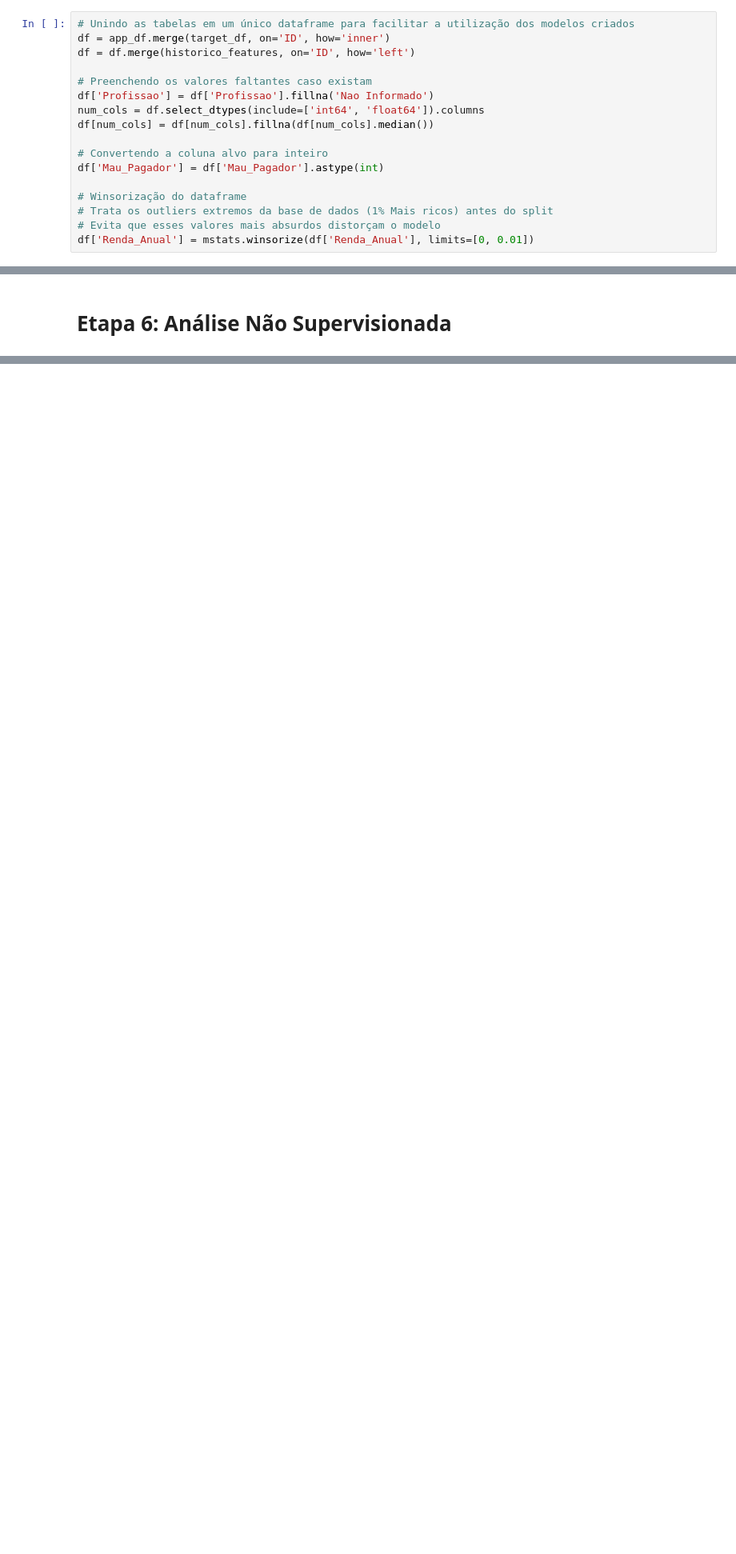
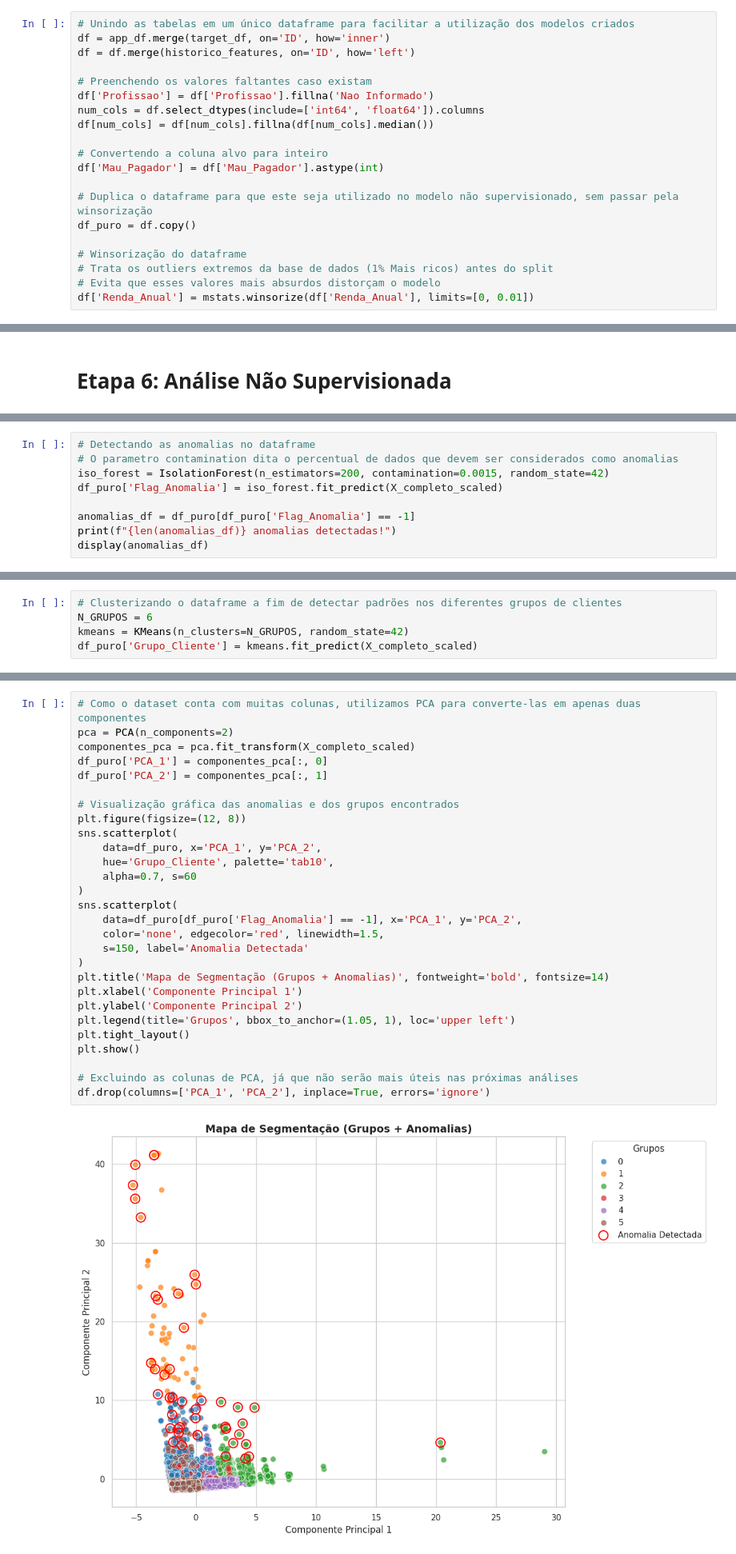
Before and after one commit to jaumg2004/xGMobile, a Jupyter notebook: TrabalhoFinal.ipynb, the cells around one changed output, grey strips where cells are left out. Shown at 80% size. Saved outputs shown, nothing was run; the diff lists cells and outputs as text; blank space fills up the shorter version.

```diff
--- a/TrabalhoFinal.ipynb
+++ b/TrabalhoFinal.ipynb
@@ -178,6 +263,9 @@ df[num_cols] = df[num_cols].fillna(df[num_cols].median())
 # Convertendo a coluna alvo para inteiro
 df['Mau_Pagador'] = df['Mau_Pagador'].astype(int)
 
+# Duplica o dataframe para que este seja utilizado no modelo não supervisionado, sem passar pela winsorização
+df_puro = df.copy()
+
 # Winsorização do dataframe
 # Trata os outliers extremos da base de dados (1% Mais ricos) antes do split
 # Evita que esses valores mais absurdos distorçam o modelo
@@ -471,0 +775,9 @@ plt.show()
+# %%
+# Detectando as anomalias no dataframe
+# O parametro contamination dita o percentual de dados que devem ser considerados como anomalias
+iso_forest = IsolationForest(n_estimators=200, contamination=0.0015, random_state=42)
+df_puro['Flag_Anomalia'] = iso_forest.fit_predict(X_completo_scaled)
+
+anomalias_df = df_puro[df_puro['Flag_Anomalia'] == -1]
+print(f"{len(anomalias_df)} anomalias detectadas!")
+display(anomalias_df)
@@ -471,0 +803,5 @@ plt.show()
+# %%
+# Clusterizando o dataframe a fim de detectar padrões nos diferentes grupos de clientes
+N_GRUPOS = 6
+kmeans = KMeans(n_clusters=N_GRUPOS, random_state=42)
+df_puro['Grupo_Cliente'] = kmeans.fit_predict(X_completo_scaled)
@@ -471,0 +833,30 @@ plt.show()
+# %%
+# Como o dataset conta com muitas colunas, utilizamos PCA para converte-las em apenas duas componentes
+pca = PCA(n_components=2)
+componentes_pca = pca.fit_transform(X_completo_scaled)
+df_puro['PCA_1'] = componentes_pca[:, 0]
+df_puro['PCA_2'] = componentes_pca[:, 1]
+
+# Visualização gráfica das anomalias e dos grupos encontrados
+plt.figure(figsize=(12, 8))
+sns.scatterplot(
+    data=df_puro, x='PCA_1', y='PCA_2',
+    hue='Grupo_Cliente', palette='tab10',
+    alpha=0.7, s=60
+)
+sns.scatterplot(
+    data=df_puro[df_puro['Flag_Anomalia'] == -1], x='PCA_1', y='PCA_2',
+    color='none', edgecolor='red', linewidth=1.5,
+    s=150, label='Anomalia Detectada'
+)
+plt.title('Mapa de Segmentação (Grupos + Anomalias)', fontweight='bold', fontsize=14)
+plt.xlabel('Componente Principal 1')
+plt.ylabel('Componente Principal 2')
+plt.legend(title='Grupos', bbox_to_anchor=(1.05, 1), loc='upper left')
+plt.tight_layout()
+plt.show()
+
+# Excluindo as colunas de PCA, já que não serão mais úteis nas próximas análises
+df.drop(columns=['PCA_1', 'PCA_2'], inplace=True, errors='ignore')
+# %% [output]
+[figure, added]
```
Also changed, not shown: parts of 20 cells of this notebook.
